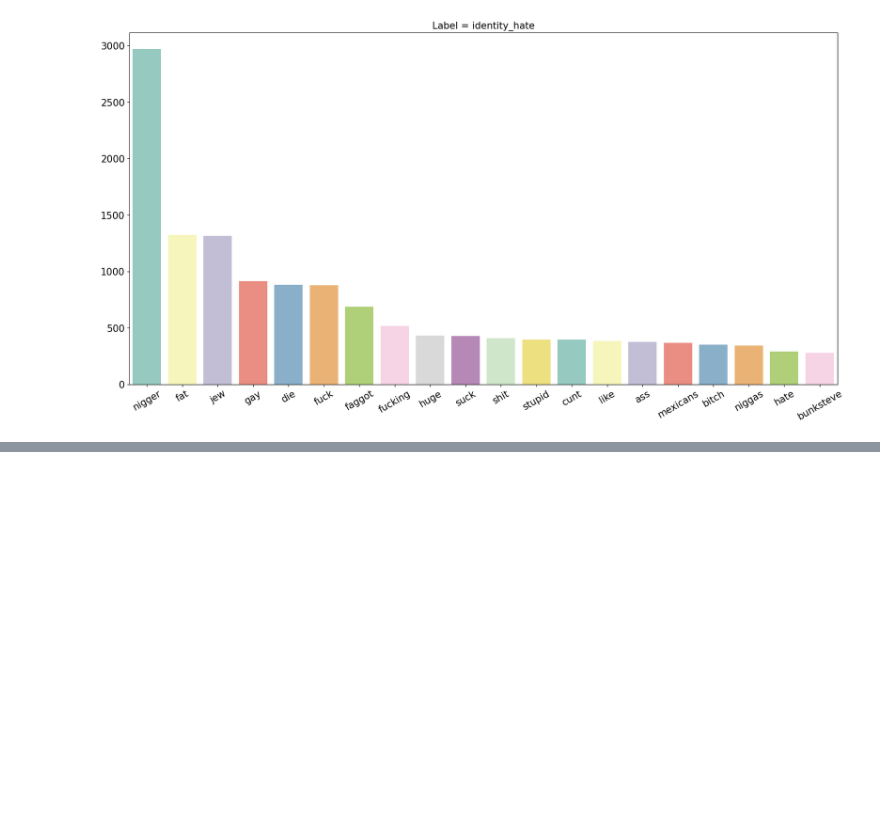
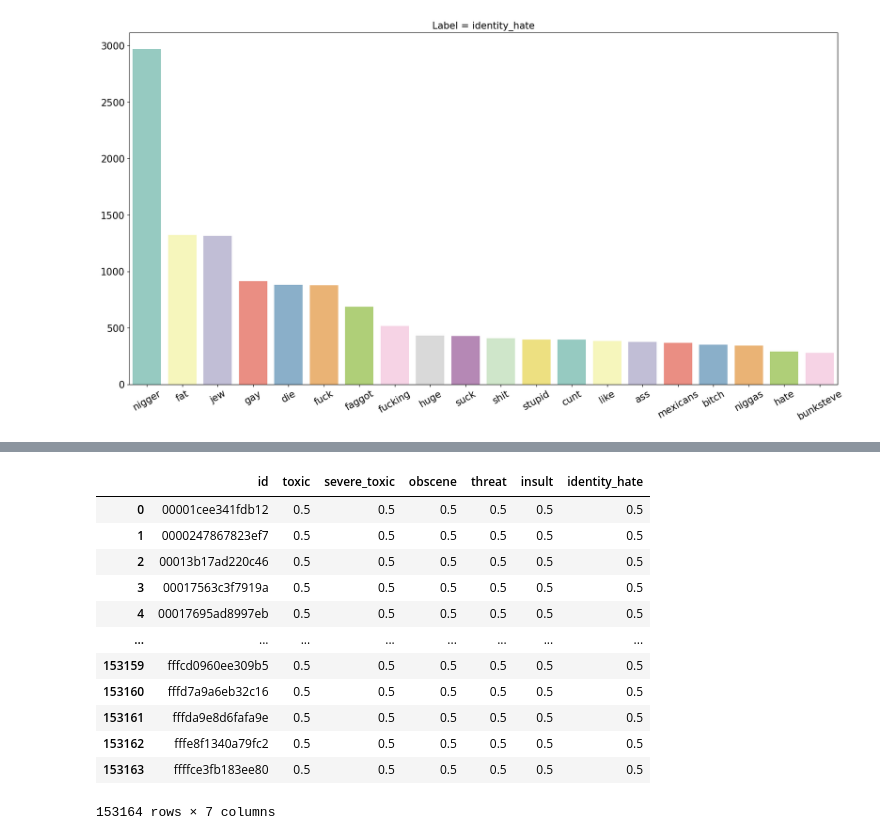
Before and after one commit to An071003/IE221-21521804-21521595, a Jupyter notebook: Jupyter-notebook/jupyter_notebook.ipynb, the cells around one changed output, grey strips where cells are left out. Drawn from its saved outputs; the diff is of its cells as text; code cells hidden in the pictures; blank space fills up the shorter version.

Commit message:
Reload all file and load file html css and summision.csv file

```diff
--- a/Jupyter-notebook/jupyter_notebook.ipynb
+++ b/Jupyter-notebook/jupyter_notebook.ipynb
@@ -291,0 +329,5 @@ Passing `palette` without assigning `hue` is deprecated and will be removed in v
+# %%
+# Load file test và file submid để chạy và submit lên kaggle
+test_csv = pd.DataFrame(pd.read_csv('../jigsaw-toxic-comment-classification-challenge/test.csv/test.csv'))
+
+sample_submission = pd.DataFrame(pd.read_csv('../jigsaw-toxic-comment-classification-challenge/sample_submission.csv/sample_submission.csv'))
@@ -291,0 +350,16 @@ Passing `palette` without assigning `hue` is deprecated and will be removed in v
+# %%
+sample_submission
+# %% [output]
+|  | id | toxic | severe_toxic | obscene | threat | insult | identity_hate |
+| 0 | 00001cee341fdb12 | 0.5 | 0.5 | 0.5 | 0.5 | 0.5 | 0.5 |
+| 1 | 0000247867823ef7 | 0.5 | 0.5 | 0.5 | 0.5 | 0.5 | 0.5 |
+| 2 | 00013b17ad220c46 | 0.5 | 0.5 | 0.5 | 0.5 | 0.5 | 0.5 |
+| 3 | 00017563c3f7919a | 0.5 | 0.5 | 0.5 | 0.5 | 0.5 | 0.5 |
+| 4 | 00017695ad8997eb | 0.5 | 0.5 | 0.5 | 0.5 | 0.5 | 0.5 |
+| ... | ... | ... | ... | ... | ... | ... | ... |
+| 153159 | fffcd0960ee309b5 | 0.5 | 0.5 | 0.5 | 0.5 | 0.5 | 0.5 |
+| 153160 | fffd7a9a6eb32c16 | 0.5 | 0.5 | 0.5 | 0.5 | 0.5 | 0.5 |
+| 153161 | fffda9e8d6fafa9e | 0.5 | 0.5 | 0.5 | 0.5 | 0.5 | 0.5 |
+| 153162 | fffe8f1340a79fc2 | 0.5 | 0.5 | 0.5 | 0.5 | 0.5 | 0.5 |
+| 153163 | ffffce3fb183ee80 | 0.5 | 0.5 | 0.5 | 0.5 | 0.5 | 0.5 |
+153164 rows × 7 columns
```
Also changed, not shown: parts of 25 cells of this notebook, 14 other files.
